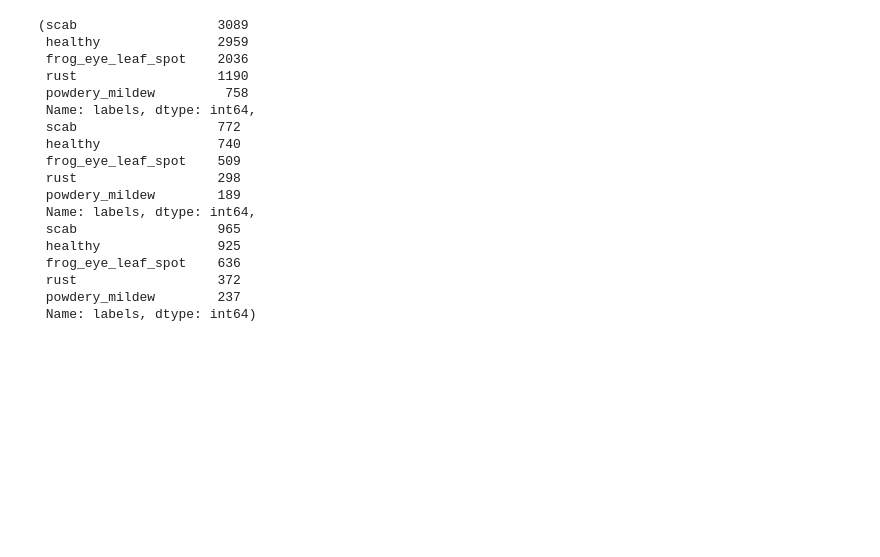
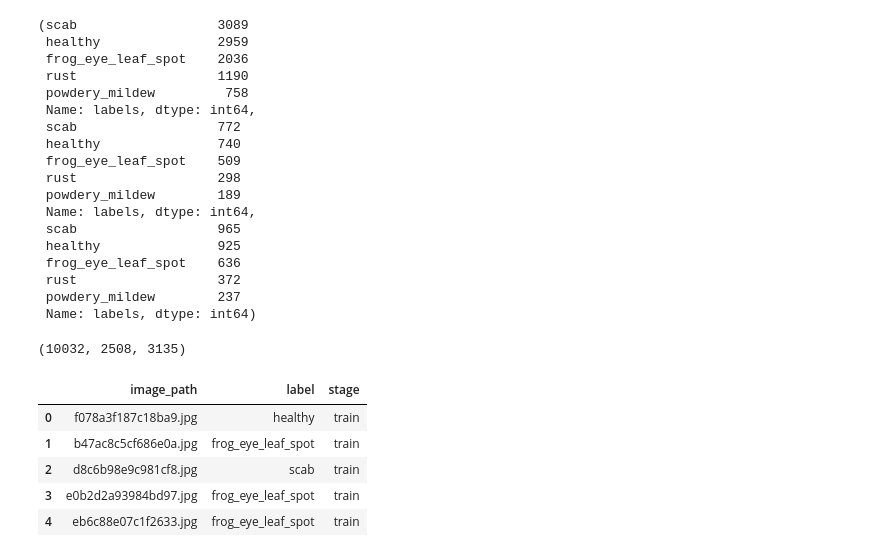
Before and after one commit to deveshshah1/Out_Of_Distribution_Exploration, a Jupyter notebook: dataset/dataset_splitting.ipynb, the cells around one changed output. Drawn from its saved outputs; the diff is of its cells as text; code cells hidden in the pictures; blank space fills up the shorter version.

```diff
--- a/dataset/dataset_splitting.ipynb
+++ b/dataset/dataset_splitting.ipynb
@@ -52,0 +53,4 @@ df_test.to_csv("test.csv", index=False)
+# %%
+len(df_train), len(df_val), len(df_test)
+# %% [output]
+(10032, 2508, 3135)
@@ -52,0 +65,9 @@ df_test.to_csv("test.csv", index=False)
+# %%
+df_dataset.head()
+# %% [output]
+|  | image_path | label | stage |
+| 0 | f078a3f187c18ba9.jpg | healthy | train |
+| 1 | b47ac8c5cf686e0a.jpg | frog_eye_leaf_spot | train |
+| 2 | d8c6b98e9c981cf8.jpg | scab | train |
+| 3 | e0b2d2a93984bd97.jpg | frog_eye_leaf_spot | train |
+| 4 | eb6c88e07c1f2633.jpg | frog_eye_leaf_spot | train |
```
Also changed, not shown: parts of 7 cells of this notebook, 16 other files.
